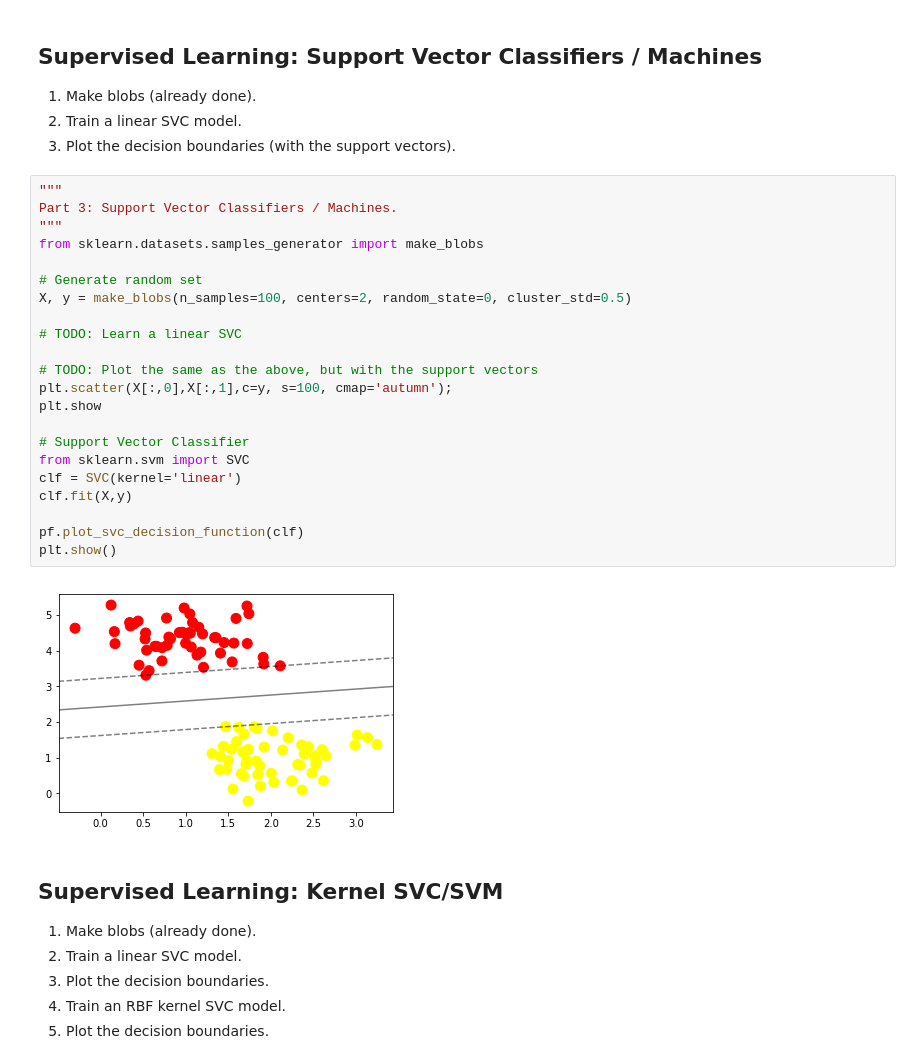
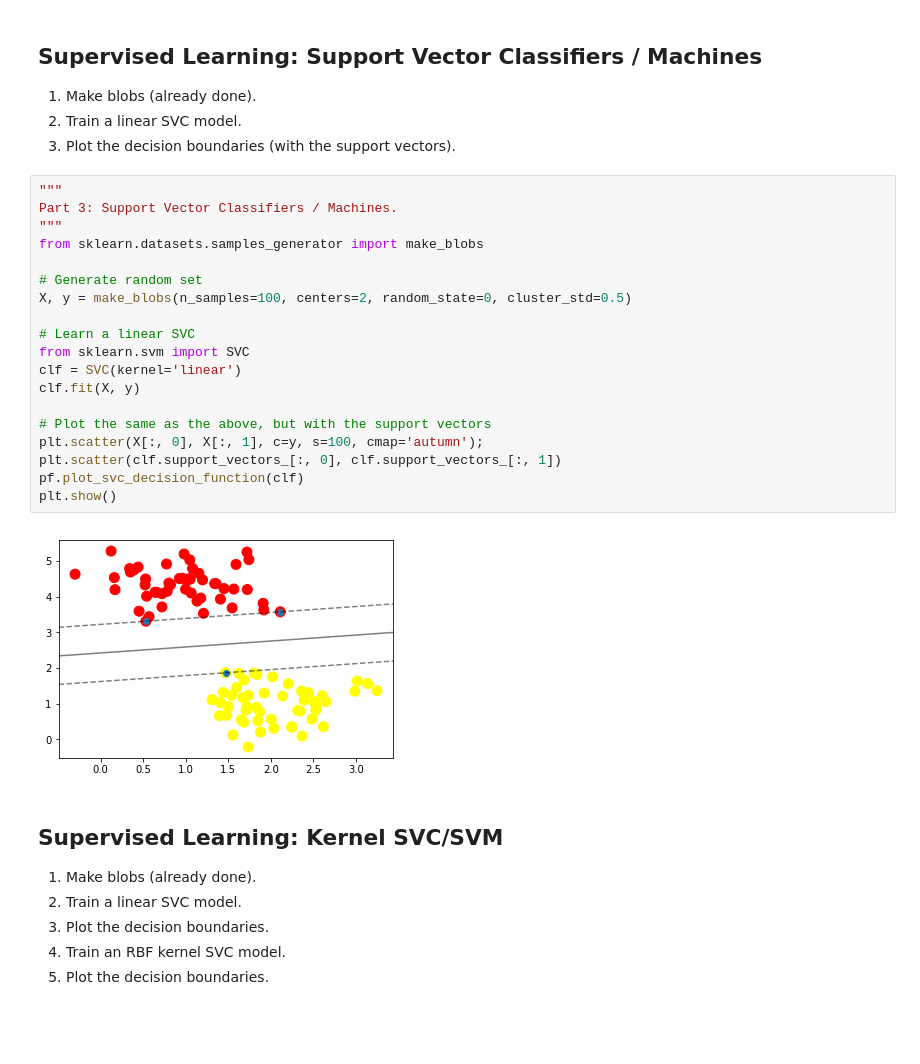
Before and after one commit to jacobhjkim/IRISDataSet, a Jupyter notebook: PitS_Supervised_Learning.ipynb, the cells around one changed output. Saved outputs shown, nothing was run; the diff lists cells and outputs as text; blank space fills up the shorter version.

```diff
--- a/PitS_Supervised_Learning.ipynb
+++ b/PitS_Supervised_Learning.ipynb
@@ -83,27 +83,24 @@ plt.show()
 # %%
 """
 Part 3: Support Vector Classifiers / Machines.
 """
 from sklearn.datasets.samples_generator import make_blobs
 
 # Generate random set
 X, y = make_blobs(n_samples=100, centers=2, random_state=0, cluster_std=0.5)
 
-# TODO: Learn a linear SVC
-
-# TODO: Plot the same as the above, but with the support vectors
-plt.scatter(X[:,0],X[:,1],c=y, s=100, cmap='autumn');
-plt.show
-
-# Support Vector Classifier
+# Learn a linear SVC
 from sklearn.svm import SVC
 clf = SVC(kernel='linear')
-clf.fit(X,y)
+clf.fit(X, y)
 
+# Plot the same as the above, but with the support vectors
+plt.scatter(X[:, 0], X[:, 1], c=y, s=100, cmap='autumn');
+plt.scatter(clf.support_vectors_[:, 0], clf.support_vectors_[:, 1])
 pf.plot_svc_decision_function(clf)
 plt.show()
 # %% [output]
-[figure, old version]
+[figure, new version]
 # %% [markdown]
 ## Supervised Learning: Kernel SVC/SVM
 1. Make blobs (already done).
```
Also changed, not shown: parts of 12 cells of this notebook, 14 other files.
